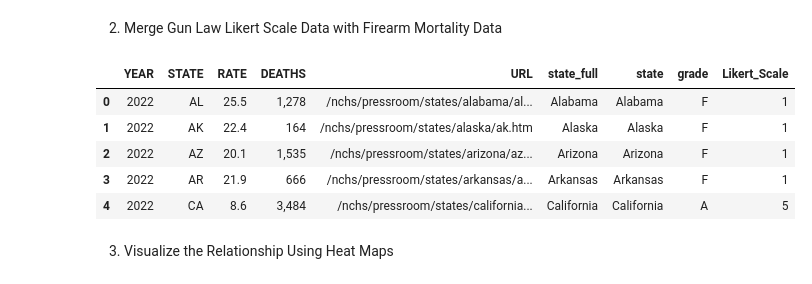
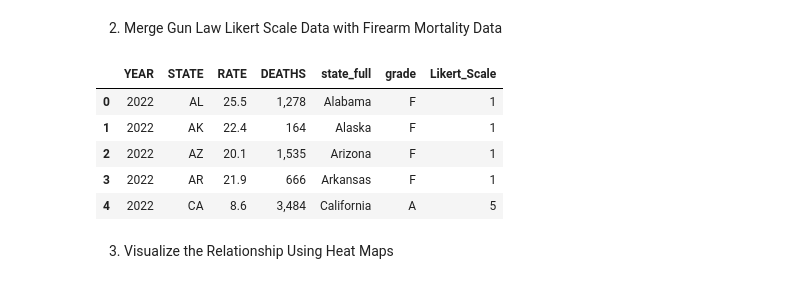
Before and after one commit to waheeb123/Final_project_data607, a Jupyter notebook: mystory3.ipynb, the cells around one changed output. Drawn from its saved outputs; the diff is of its cells as text; code cells hidden in the pictures.

```diff
--- a/mystory3.ipynb
+++ b/mystory3.ipynb
@@ -138,32 +138,34 @@ df_gun_law.head()
 # %%
 # Dictionary to convert state abbreviations to full state names
 us_state_abbrev = {
     'AL': 'Alabama', 'AK': 'Alaska', 'AZ': 'Arizona', 'AR': 'Arkansas', 'CA': 'California',
     'CO': 'Colorado', 'CT': 'Connecticut', 'DE': 'Delaware', 'FL': 'Florida', 'GA': 'Georgia',
     'HI': 'Hawaii', 'ID': 'Idaho', 'IL': 'Illinois', 'IN': 'Indiana', 'IA': 'Iowa',
     'KS': 'Kansas', 'KY': 'Kentucky', 'LA': 'Louisiana', 'ME': 'Maine', 'MD': 'Maryland',
     'MA': 'Massachusetts', 'MI': 'Michigan', 'MN': 'Minnesota', 'MS': 'Mississippi', 'MO': 'Missouri',
     'MT': 'Montana', 'NE': 'Nebraska', 'NV': 'Nevada', 'NH': 'New Hampshire', 'NJ': 'New Jersey',
     'NM': 'New Mexico', 'NY': 'New York', 'NC': 'North Carolina', 'ND': 'North Dakota', 'OH': 'Ohio',
     'OK': 'Oklahoma', 'OR': 'Oregon', 'PA': 'Pennsylvania', 'RI': 'Rhode Island', 'SC': 'South Carolina',
     'SD': 'South Dakota', 'TN': 'Tennessee', 'TX': 'Texas', 'UT': 'Utah', 'VT': 'Vermont',
     'VA': 'Virginia', 'WA': 'Washington', 'WV': 'West Virginia', 'WI': 'Wisconsin', 'WY': 'Wyoming'
 }
 
 # Map state abbreviations to full state names
 df_firearm_mortality['state_full'] = df_firearm_mortality['STATE'].map(us_state_abbrev)
 
 # Now you can merge using 'state_full' and 'state' in df_gun_law
 df_combined = pd.merge(df_firearm_mortality, df_gun_law, left_on='state_full', right_on='state', how='inner')
 
+# Drop the 'URL' and 'state_full' columns
+df_combined = df_combined.drop(columns=['URL', 'state'])
 # Preview the combined DataFrame
 df_combined.head()
 # %% [output]
-|  | YEAR | STATE | RATE | DEATHS | URL | state_full | state | grade | Likert_Scale |
-| 0 | 2022 | AL | 25.5 | 1,278 | /nchs/pressroom/states/alabama/al... | Alabama | Alabama | F | 1 |
-| 1 | 2022 | AK | 22.4 | 164 | /nchs/pressroom/states/alaska/ak.htm | Alaska | Alaska | F | 1 |
-| 2 | 2022 | AZ | 20.1 | 1,535 | /nchs/pressroom/states/arizona/az... | Arizona | Arizona | F | 1 |
-| 3 | 2022 | AR | 21.9 | 666 | /nchs/pressroom/states/arkansas/a... | Arkansas | Arkansas | F | 1 |
-| 4 | 2022 | CA | 8.6 | 3,484 | /nchs/pressroom/states/california... | California | California | A | 5 |
+|  | YEAR | STATE | RATE | DEATHS | state_full | grade | Likert_Scale |
+| 0 | 2022 | AL | 25.5 | 1,278 | Alabama | F | 1 |
+| 1 | 2022 | AK | 22.4 | 164 | Alaska | F | 1 |
+| 2 | 2022 | AZ | 20.1 | 1,535 | Arizona | F | 1 |
+| 3 | 2022 | AR | 21.9 | 666 | Arkansas | F | 1 |
+| 4 | 2022 | CA | 8.6 | 3,484 | California | A | 5 |
 # %% [markdown]
 3. Visualize the Relationship Using Heat Maps
```
Also changed, not shown: parts of 2 cells of this notebook.
